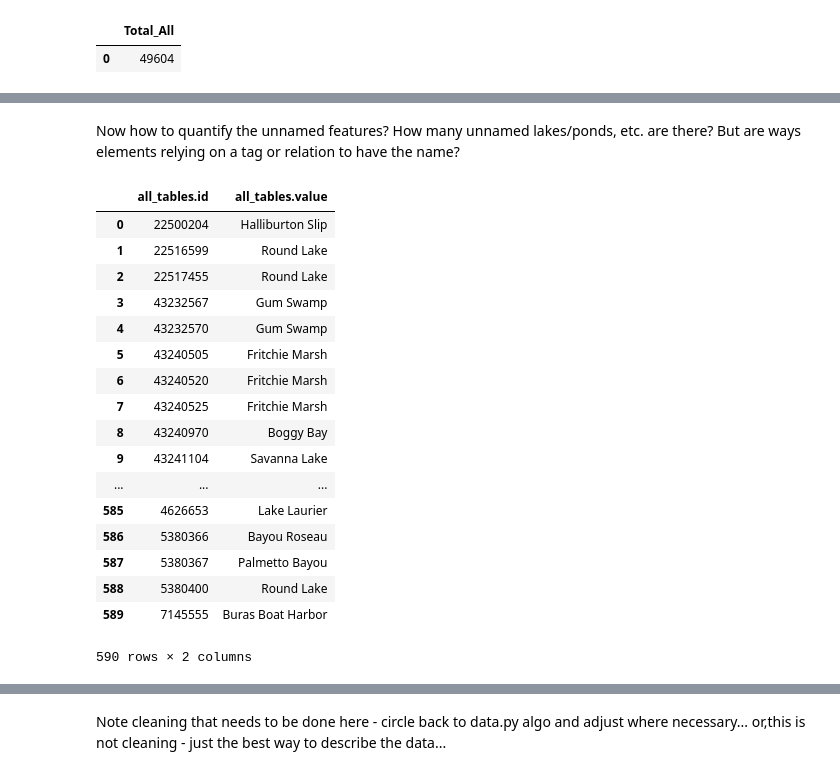
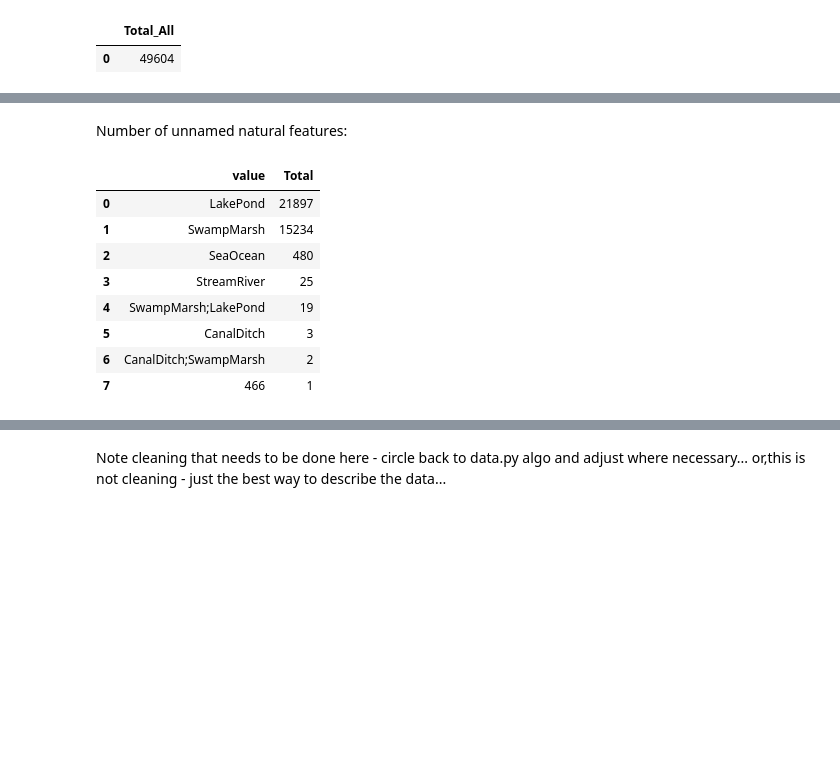
Before and after one commit to hichana/udacity, a Jupyter notebook: P3/PROJECT/p3_openstreetmaps_project.ipynb, the cells around one changed output, grey strips where cells are left out. Drawn from its saved outputs; the diff is of its cells as text; code cells hidden in the pictures; blank space fills up the shorter version.

```diff
--- a/P3/PROJECT/p3_openstreetmaps_project.ipynb
+++ b/P3/PROJECT/p3_openstreetmaps_project.ipynb
@@ -309,9 +307,0 @@ File size:
-# %%
-import sqlite3
-import csv
-from pprint import pprint
-from supporting_files import data_wrangling_schema as dws
-
-sqlite_file = 'supporting_files/exports/osm_db.db'
-conn = sqlite3.connect(sqlite_file)
-c = conn.cursor()
@@ -325,7 +317,6 @@ The size of the database is: 69.51 mb
 # %%
 import pandas as pd
-# pd.set_option('display.max_rows', 6)
-# my own printing function
+pd.set_option('display.max_rows', 6)
 def df_query(query):
     df = pd.read_sql(query, conn)
     return df
@@ -498,5 +479,3 @@ df_query(query)
 | 494 | Yellow Cotton Bay |
 | 495 | Zinzin Bay |
 496 rows × 1 columns
-# %% [markdown]
-Now how to quantify the unnamed features? How many unnamed lakes/ponds, etc. are there? But are ways elements relying on a tag or relation to have the name?
@@ -531,44 +482,45 @@ Now how to quantify the unnamed features? How many unnamed lakes/ponds, etc. are
+# %% [markdown]
+Number of unnamed natural features:
 # %%
-# All way/relation ids with 'name' as their key
+# All node/way/relation ids with 'FType' as their key
 query = """
-
 SELECT
-    all_tables.id,
-    all_tables.value
+    all_tables.value,
+    COUNT(*) AS Total
 FROM
     (
     SELECT
-        *
-    FROM ways_tags
-    WHERE ways_tags.key="name"
+        nodes_tags.value
+    FROM nodes_tags
+    WHERE nodes_tags.key="FType"
 
     UNION ALL
 
     SELECT
-        *
+        ways_tags.value
+    FROM ways_tags
+    WHERE ways_tags.key="FType"
+
+    UNION ALL
+
+    SELECT
+        relations_tags.value
     FROM relations_tags
-    WHERE relations_tags.key="name"
+    WHERE relations_tags.key="FType"
 
     ) AS all_tables
+GROUP BY all_tables.value
+ORDER BY Total DESC
 """
 
 df_query(query)
 # %% [output]
-|  | all_tables.id | all_tables.value |
-| 0 | 22500204 | Halliburton Slip |
-| 1 | 22516599 | Round Lake |
-| 2 | 22517455 | Round Lake |
-| 3 | 43232567 | Gum Swamp |
-| 4 | 43232570 | Gum Swamp |
-| 5 | 43240505 | Fritchie Marsh |
-| 6 | 43240520 | Fritchie Marsh |
-| 7 | 43240525 | Fritchie Marsh |
-| 8 | 43240970 | Boggy Bay |
-| 9 | 43241104 | Savanna Lake |
-| ... | ... | ... |
-| 585 | 4626653 | Lake Laurier |
-| 586 | 5380366 | Bayou Roseau |
-| 587 | 5380367 | Palmetto Bayou |
-| 588 | 5380400 | Round Lake |
-| 589 | 7145555 | Buras Boat Harbor |
+|  | value | Total |
+| 0 | LakePond | 21897 |
+| 1 | SwampMarsh | 15234 |
+| 2 | SeaOcean | 480 |
+| 3 | StreamRiver | 25 |
+| 4 | SwampMarsh;LakePond | 19 |
+| 5 | CanalDitch | 3 |
+| 6 | CanalDitch;SwampMarsh | 2 |
+| 7 | 466 | 1 |
-590 rows × 2 columns
```
Also changed, not shown: parts of 42 cells of this notebook, 2 other files.
